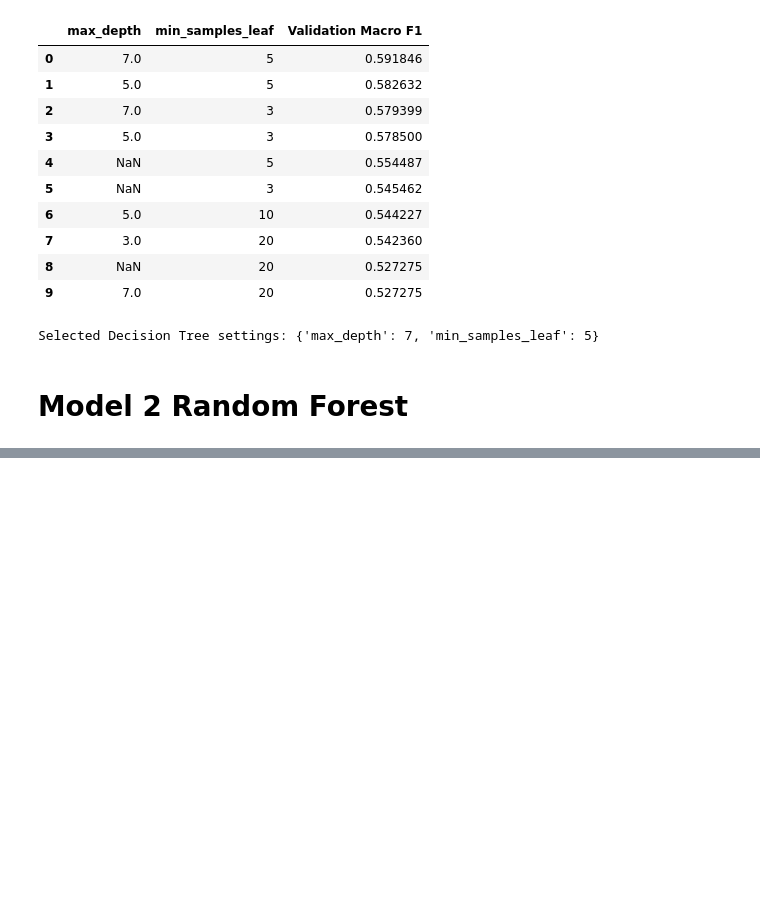
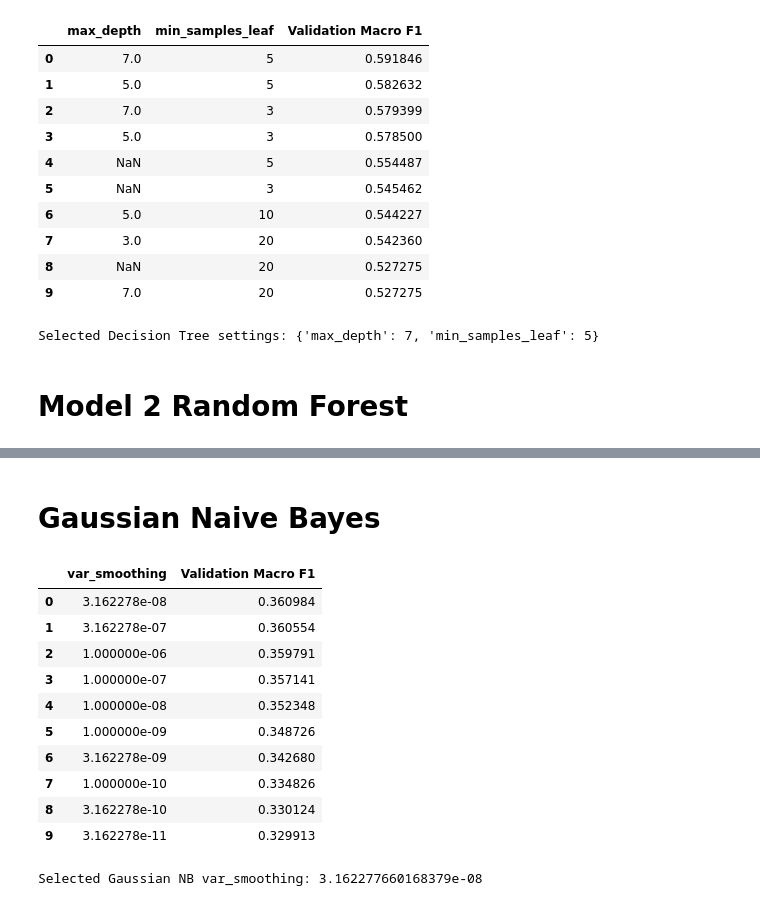
Before and after one commit to Roshan54321/PRT565-Machine-Learning, a Jupyter notebook: code/Classification Models Lihini.ipynb, the cells around one changed output, grey strips where cells are left out. Saved outputs shown, nothing was run; the diff lists cells and outputs as text; code cells hidden in the pictures; blank space fills up the shorter version.

Commit message:
Classification models step 12 Model 3 Gaussian Naive Bayes

```diff
--- a/code/Classification Models Lihini.ipynb
+++ b/code/Classification Models Lihini.ipynb
@@ -629,0 +643,68 @@ print(
+# %% [markdown]
+# Gaussian Naive Bayes
+# %%
+nb_candidates = []
+
+for var_smoothing in np.logspace(
+    -12,
+    -6,
+    13,
+):
+    model = GaussianNB(
+        var_smoothing=var_smoothing
+    )
+
+    model.fit(
+        X_dev_train_processed,
+        y_dev_train,
+    )
+
+    val_pred = model.predict(
+        X_dev_val_processed
+    )
+
+    nb_candidates.append(
+        {
+            "var_smoothing": var_smoothing,
+            "Validation Macro F1": macro_f1(
+                y_dev_val,
+                val_pred,
+            ),
+        }
+    )
+
+nb_validation = (
+    pd.DataFrame(nb_candidates)
+    .sort_values(
+        "Validation Macro F1",
+        ascending=False,
+    )
+    .reset_index(drop=True)
+)
+
+display(nb_validation.head(10))
+
+best_nb_smoothing = float(
+    nb_validation.loc[
+        0,
+        "var_smoothing"
+    ]
+)
+
+print(
+    "Selected Gaussian NB var_smoothing:",
+    best_nb_smoothing
+)
+# %% [output]
+|  | var_smoothing | Validation Macro F1 |
+| 0 | 3.162278e-08 | 0.360984 |
+| 1 | 3.162278e-07 | 0.360554 |
+| 2 | 1.000000e-06 | 0.359791 |
+| 3 | 1.000000e-07 | 0.357141 |
+| 4 | 1.000000e-08 | 0.352348 |
+| 5 | 1.000000e-09 | 0.348726 |
+| 6 | 3.162278e-09 | 0.342680 |
+| 7 | 1.000000e-10 | 0.334826 |
+| 8 | 3.162278e-10 | 0.330124 |
+| 9 | 3.162278e-11 | 0.329913 |
+Selected Gaussian NB var_smoothing: 3.162277660168379e-08
```
Also changed, not shown: parts of 1 cell of this notebook.
